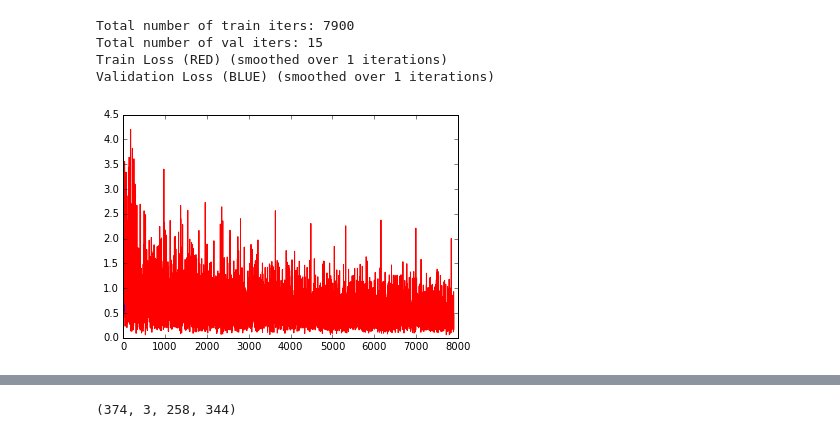
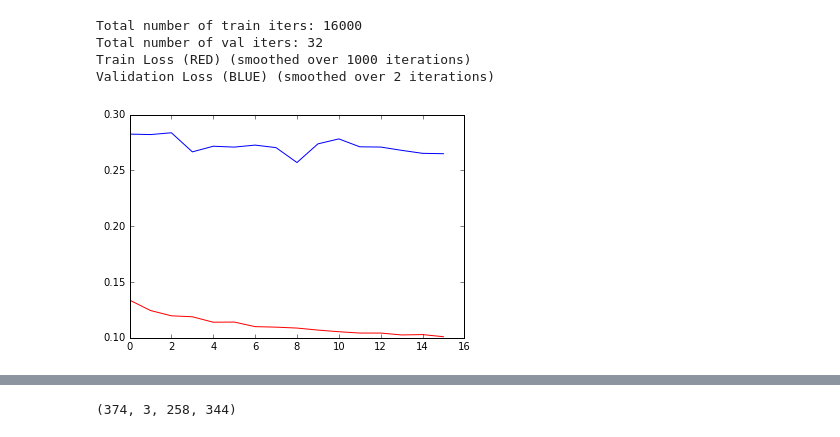
Before and after one commit to sebastian-schlecht/deep_graph, a Jupyter notebook: experiments/eval.ipynb, the cells around one changed output, grey strips where cells are left out. Saved outputs shown, nothing was run; the diff lists cells and outputs as text; code cells hidden in the pictures.

```diff
--- a/experiments/eval.ipynb
+++ b/experiments/eval.ipynb
@@ -15,37 +15,37 @@ def collect_losses(files, type):
 
 dump_files = [
              #'/media/data/depth_models/vnet2_logloss_tmp_loss.pkl',
              #'/media/data/depth_models/vnet2_logloss_step_1_tmp_loss.pkl',
              '/media/data/depth_models/vnet3_5_paths_tmp_loss.pkl']
 losses = collect_losses(dump_files,"train")
 # Epoch-wise mean
-N = 1
+N = 1000
 print "Total number of train iters: %i" % len(losses)
 if len(losses) < 2*N:
     print "Warning: Less than two epochs of training."
 nn  = np.zeros((len(losses) // N))
 for x in range(len(losses) // N):
     nn[x] = losses[x*N:(x+1)*N].mean()
 
 losses = collect_losses(dump_files,"val")
 # Epoch-wise mean
-X = 1
+X = 2
 print "Total number of val iters: %i" % len(losses)
 if len(losses) < 2*X:
     print "Warning: Less than two epochs of training."
 nl  = np.zeros((len(losses) // X))
 for x in range(len(losses) // X):
     nl[x] = losses[x*X:(x+1)*X].mean()
 
 print "Train Loss (RED) (smoothed over %i iterations)" % N
 print "Validation Loss (BLUE) (smoothed over %i iterations)" % X
 x1 = np.arange(len(nn))
 x2 = np.arange(len(nl))
 plt.plot(x1, nn,'r-',x2, nl, 'b-')
 plt.show()
 # %% [output]
-Total number of train iters: 7900
-Total number of val iters: 15
-Train Loss (RED) (smoothed over 1 iterations)
-Validation Loss (BLUE) (smoothed over 1 iterations)
+Total number of train iters: 16000
+Total number of val iters: 32
+Train Loss (RED) (smoothed over 1000 iterations)
+Validation Loss (BLUE) (smoothed over 2 iterations)
-[figure, old version]
+[figure, new version]
```
Also changed, not shown: parts of 1 cell of this notebook, 2 other files.
